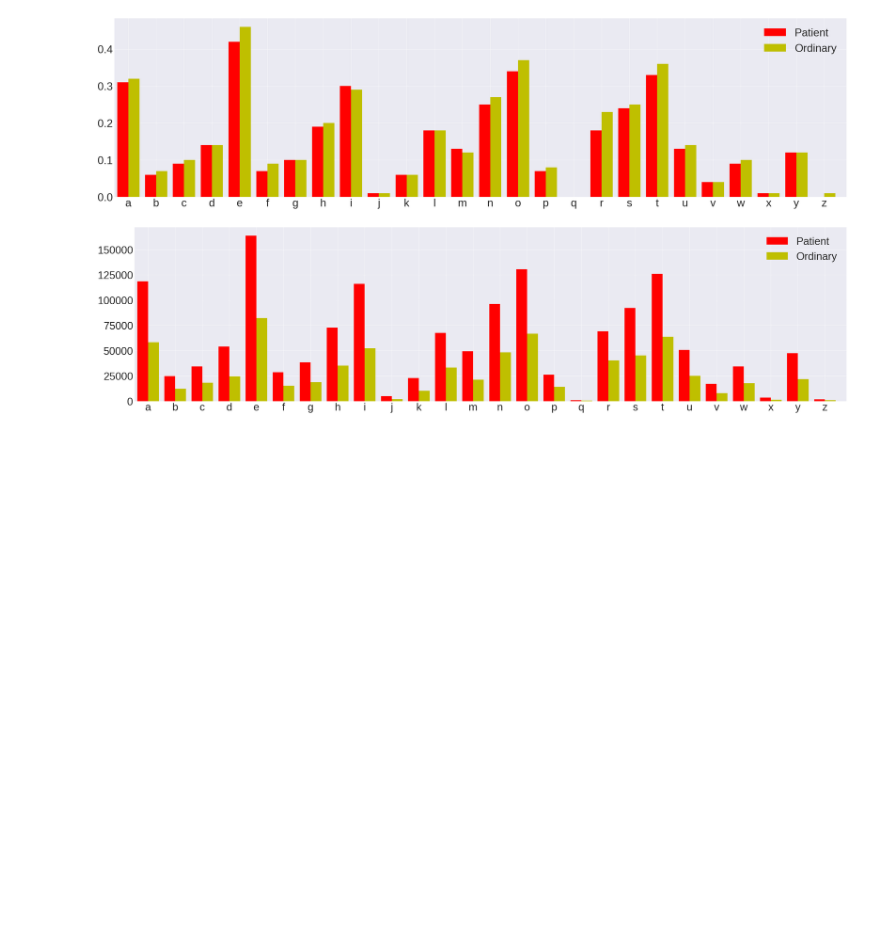
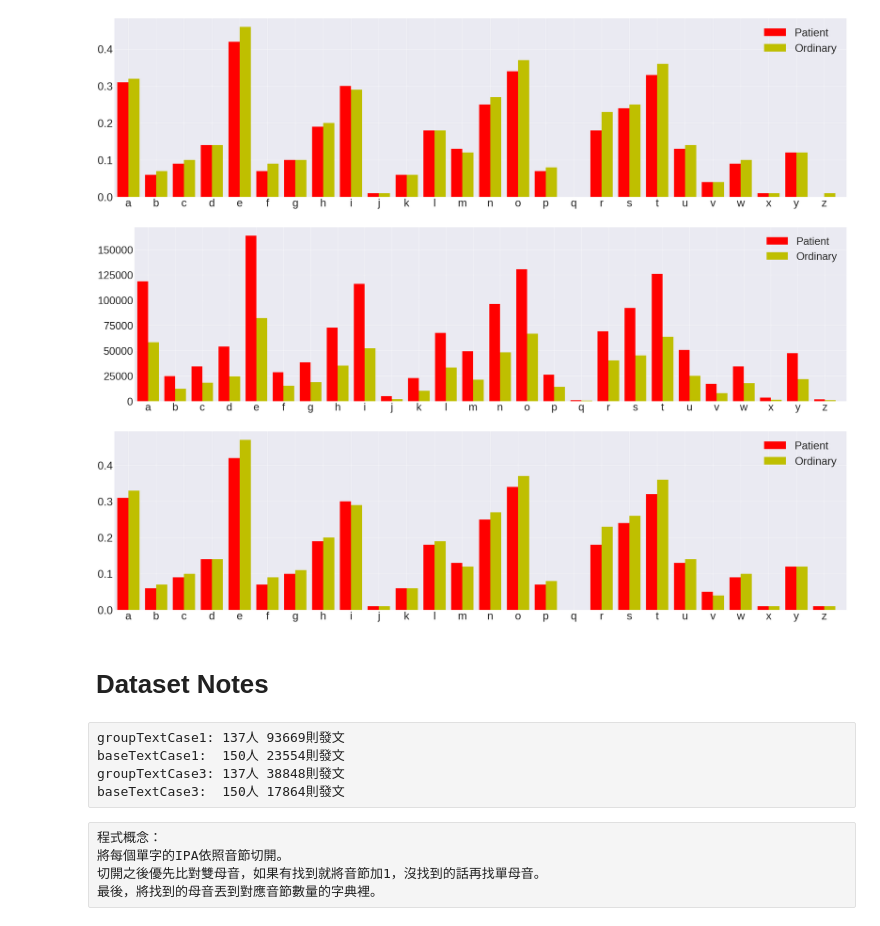
Before and after one commit to Adeline-Wei/Depression_Research, a Jupyter notebook: 1_preprocessing/sound.ipynb, the cells around one changed output. Drawn from its saved outputs; the diff is of its cells as text; code cells hidden in the pictures; blank space fills up the shorter version.

Commit message:
add vowel counter

```diff
--- a/1_preprocessing/sound.ipynb
+++ b/1_preprocessing/sound.ipynb
@@ -210,3 +212,11 @@ Wall time: 1.32 s
+# %%
+groupTextCase1 = []
+for patient in patients:
+    groupTextCase1.append(replace_by_symbols('\n'.join(patients[patient].getText())))
+# %%
+baseTextCase1 = []
+for ordinary in ordinarys:
+    baseTextCase1.append(replace_by_symbols('\n'.join(ordinarys[ordinary].getText())))
 # %%
 def randomSelectRows(group, userId, duration=1, rowsPerDay=5):
 
@@ -411,0 +470,11 @@ plt.close(fig)
+# %%
+plotAlphabetCounter(groupTextCase1, baseTextCase1)
+# %% [output]
+[figure, added]
+# %% [markdown]
+# Dataset Notes
+# %% [raw]
+groupTextCase1: 137人 93669則發文
+baseTextCase1:  150人 23554則發文
+groupTextCase3: 137人 38848則發文
+baseTextCase3:  150人 17864則發文
@@ -411,0 +485,5 @@ plt.close(fig)
+# %% [raw]
+程式概念：
+將每個單字的IPA依照音節切開。
+切開之後優先比對雙母音，如果有找到就將音節加1，沒找到的話再找單母音。
+最後，將找到的母音丟到對應音節數量的字典裡。
```
Also changed, not shown: parts of 9 cells of this notebook.
